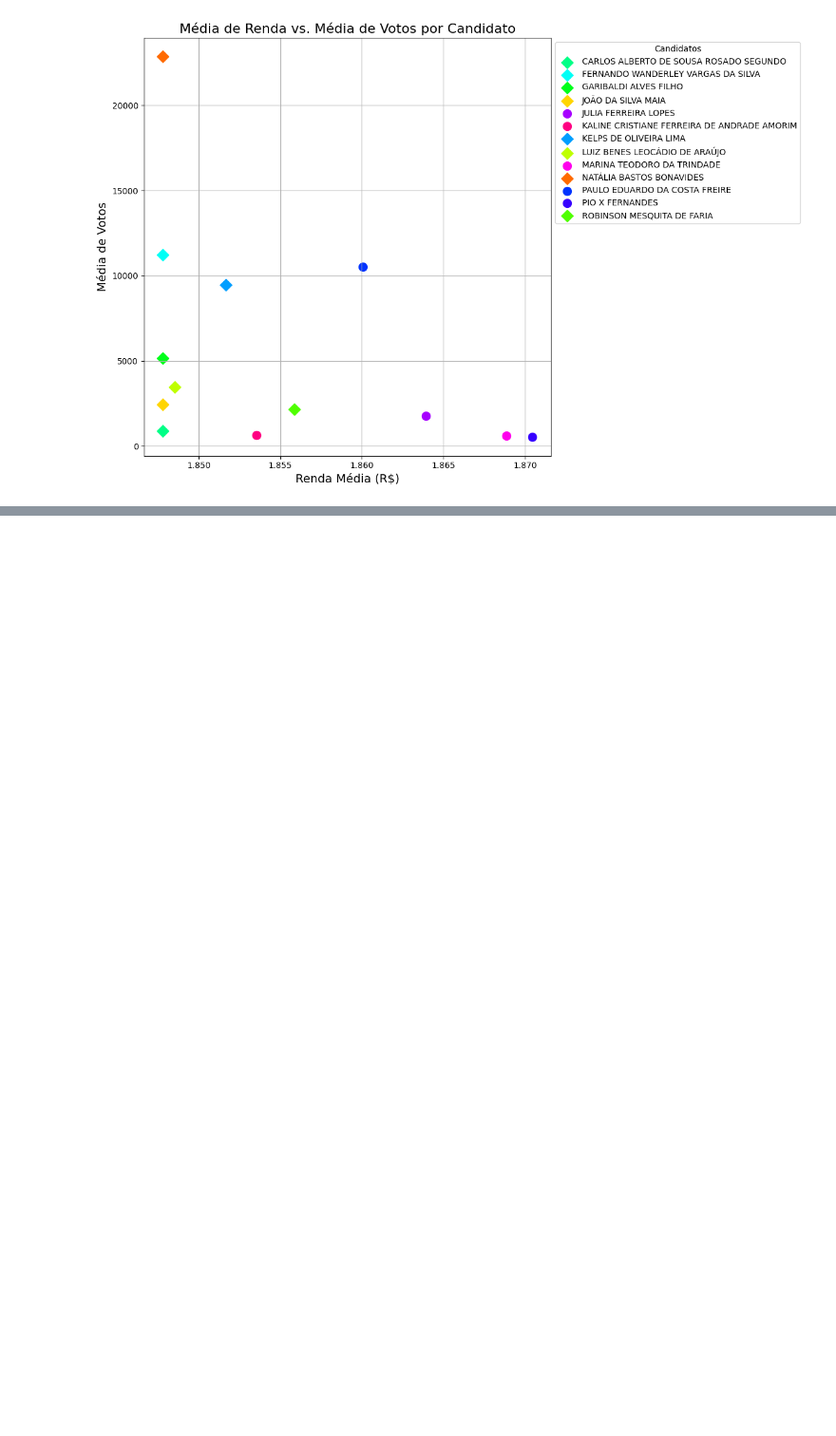
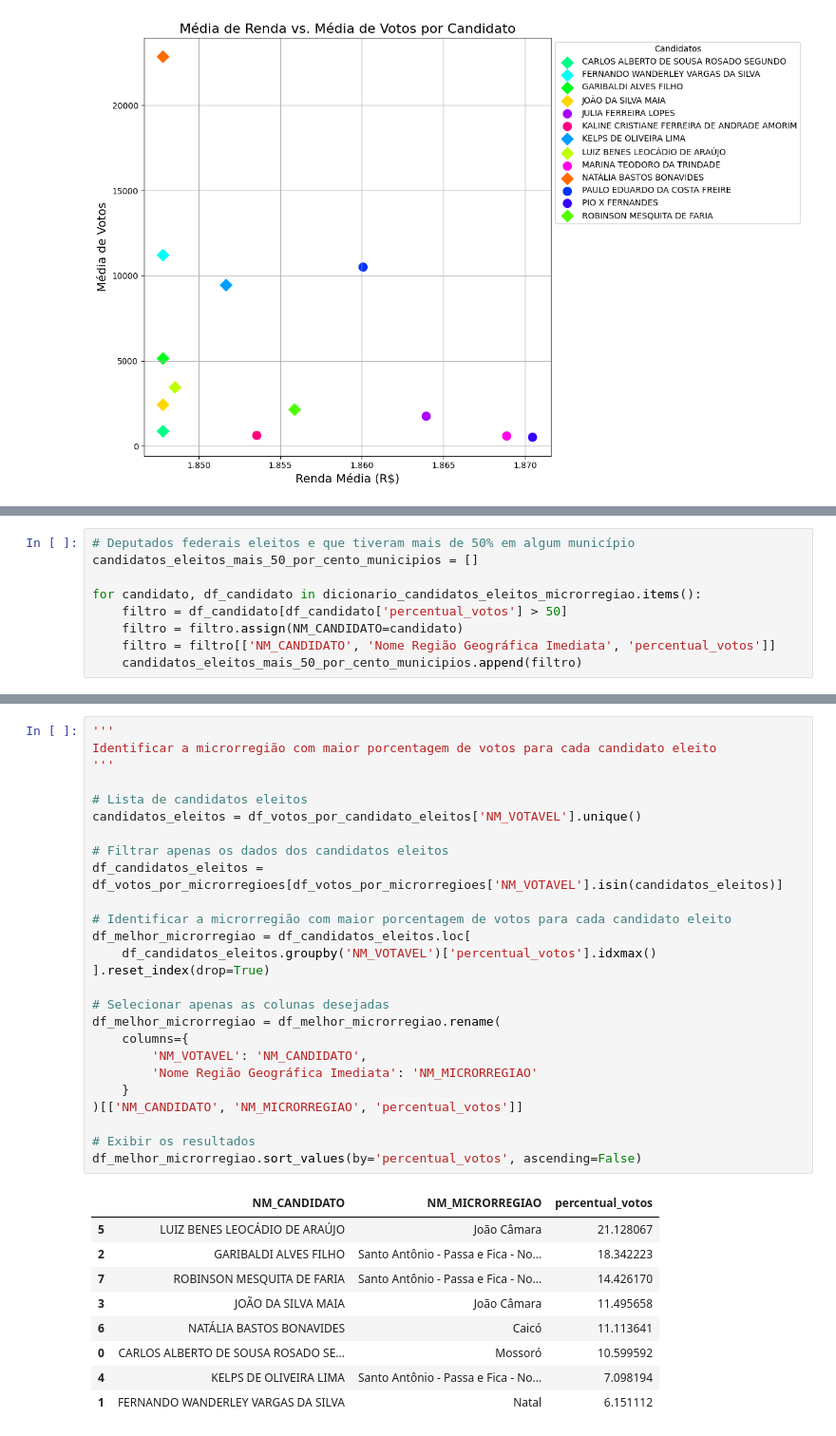
Before and after one commit to Adgmariz/dados_eleitorais_espacialiazados, a Jupyter notebook: dados_eleitorais.ipynb, the cells around one changed output, grey strips where cells are left out. Shown at 95% size. Cells and saved outputs as stored; diff of their text form; blank space fills up the shorter version.

```diff
--- a/dados_eleitorais.ipynb
+++ b/dados_eleitorais.ipynb
@@ -474,0 +524,9 @@ ValueError: invalid literal for int() with base 10: 'None'
+# %%
+# Deputados federais eleitos e que tiveram mais de 50% em algum município
+candidatos_eleitos_mais_50_por_cento_municipios = []
+
+for candidato, df_candidato in dicionario_candidatos_eleitos_microrregiao.items():
+    filtro = df_candidato[df_candidato['percentual_votos'] > 50]
+    filtro = filtro.assign(NM_CANDIDATO=candidato)
+    filtro = filtro[['NM_CANDIDATO', 'Nome Região Geográfica Imediata', 'percentual_votos']]
+    candidatos_eleitos_mais_50_por_cento_municipios.append(filtro)
@@ -474,0 +578,36 @@ ValueError: invalid literal for int() with base 10: 'None'
+# %%
+'''
+Identificar a microrregião com maior porcentagem de votos para cada candidato eleito
+'''
+
+# Lista de candidatos eleitos
+candidatos_eleitos = df_votos_por_candidato_eleitos['NM_VOTAVEL'].unique()
+
+# Filtrar apenas os dados dos candidatos eleitos
+df_candidatos_eleitos = df_votos_por_microrregioes[df_votos_por_microrregioes['NM_VOTAVEL'].isin(candidatos_eleitos)]
+
+# Identificar a microrregião com maior porcentagem de votos para cada candidato eleito
+df_melhor_microrregiao = df_candidatos_eleitos.loc[
+    df_candidatos_eleitos.groupby('NM_VOTAVEL')['percentual_votos'].idxmax()
+].reset_index(drop=True)
+
+# Selecionar apenas as colunas desejadas
+df_melhor_microrregiao = df_melhor_microrregiao.rename(
+    columns={
+        'NM_VOTAVEL': 'NM_CANDIDATO',
+        'Nome Região Geográfica Imediata': 'NM_MICRORREGIAO'
+    }
+)[['NM_CANDIDATO', 'NM_MICRORREGIAO', 'percentual_votos']]
+
+# Exibir os resultados
+df_melhor_microrregiao.sort_values(by='percentual_votos', ascending=False)
+# %% [output]
+|  | NM_CANDIDATO | NM_MICRORREGIAO | percentual_votos |
+| 5 | LUIZ BENES LEOCÁDIO DE ARAÚJO | João Câmara | 21.128067 |
+| 2 | GARIBALDI ALVES FILHO | Santo Antônio - Passa e Fica - No... | 18.342223 |
+| 7 | ROBINSON MESQUITA DE FARIA | Santo Antônio - Passa e Fica - No... | 14.426170 |
+| 3 | JOÃO DA SILVA MAIA | João Câmara | 11.495658 |
+| 6 | NATÁLIA BASTOS BONAVIDES | Caicó | 11.113641 |
+| 0 | CARLOS ALBERTO DE SOUSA ROSADO SE... | Mossoró | 10.599592 |
+| 4 | KELPS DE OLIVEIRA LIMA | Santo Antônio - Passa e Fica - No... | 7.098194 |
+| 1 | FERNANDO WANDERLEY VARGAS DA SILVA | Natal | 6.151112 |
```
Also changed, not shown: parts of 15 cells of this notebook, 2 other files.
